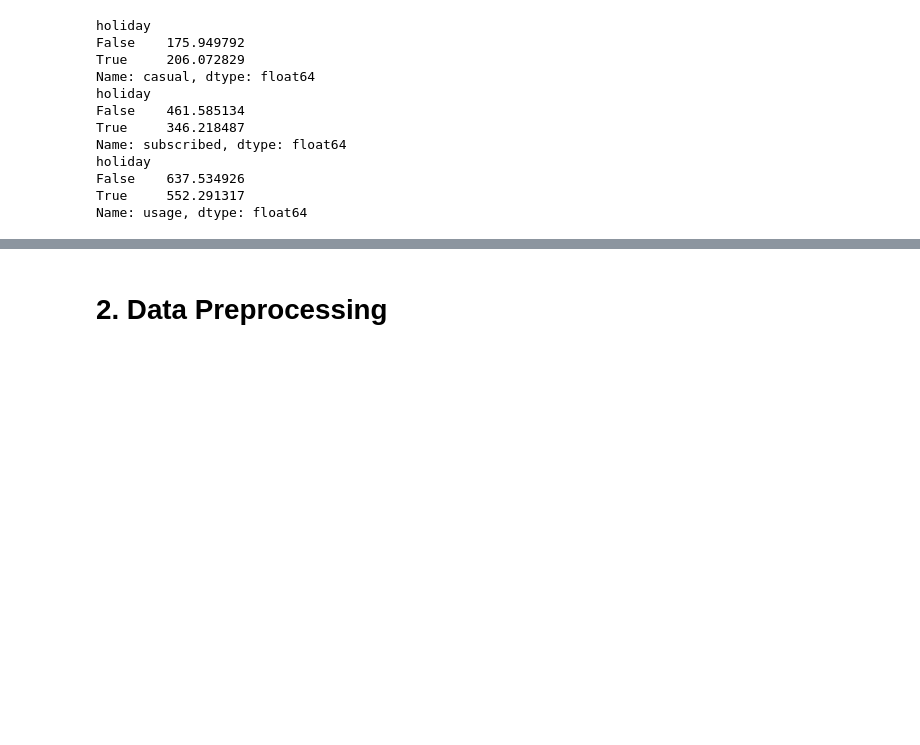
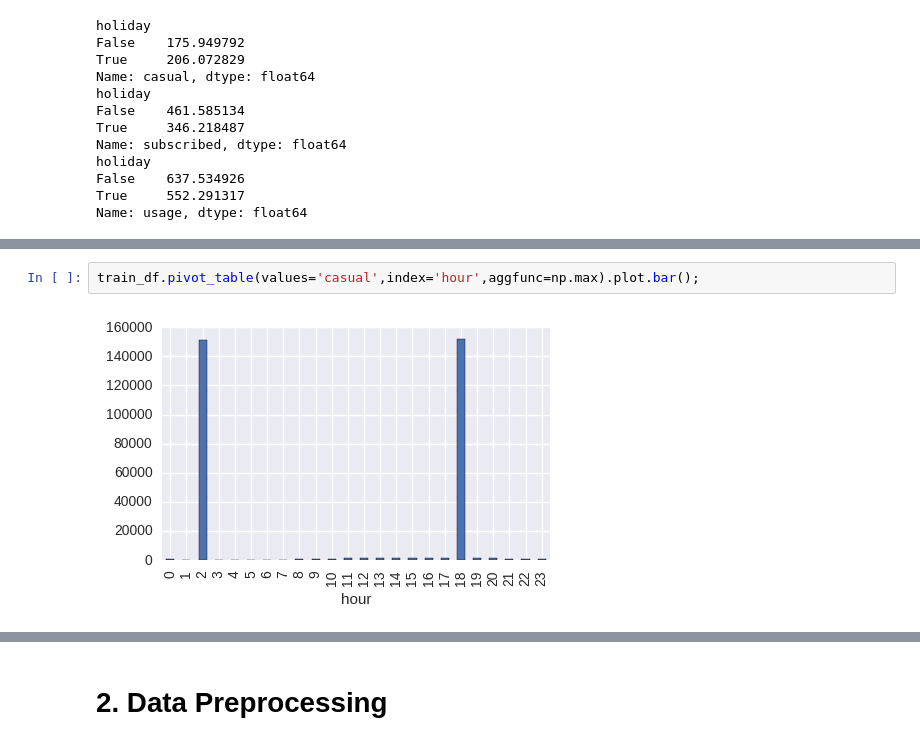
Before and after one commit to TimurKasatkin/kaggle_transport-usage-prediction, a Jupyter notebook: transport_usage_prediction.ipynb, the cells around one changed output, grey strips where cells are left out. Drawn from its saved outputs; the diff is of its cells as text; blank space fills up the shorter version.

```diff
--- a/transport_usage_prediction.ipynb
+++ b/transport_usage_prediction.ipynb
@@ -73,0 +89,4 @@ train_df.corr()[:"wind_speed"]
+# %%
+train_df.pivot_table(values='casual',index='hour',aggfunc=np.max).plot.bar();
+# %% [output]
+[figure, added]
```
Also changed, not shown: parts of 102 cells of this notebook.
